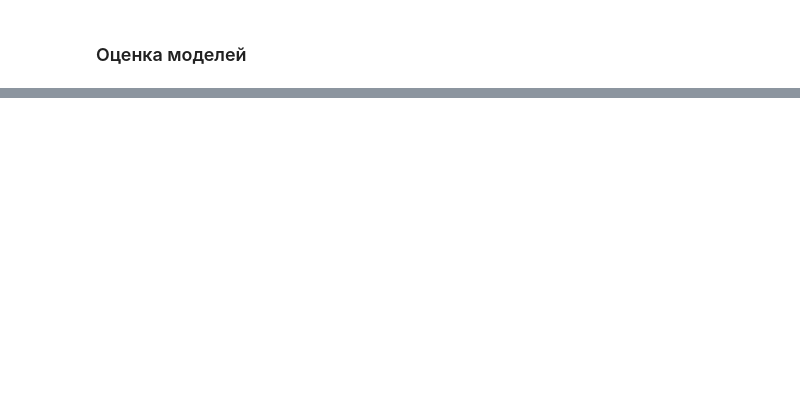
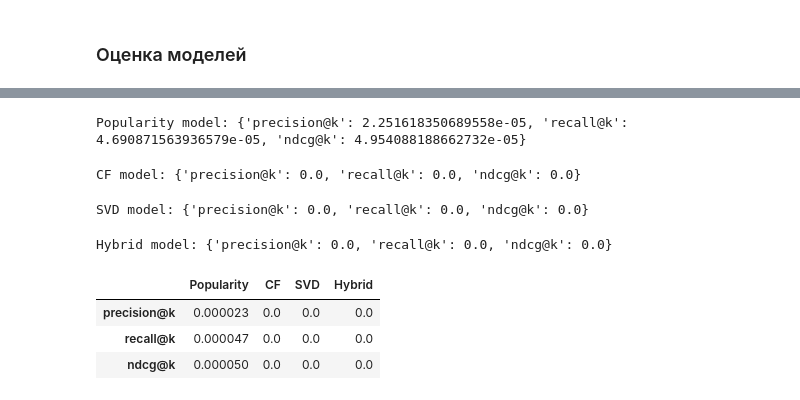
Before and after one commit to DmitriyVish/BooksRecSys, a Jupyter notebook: good_books_final.ipynb, the cells around one changed output, grey strips where cells are left out. Cells and saved outputs as stored; diff of their text form; code cells hidden in the pictures; blank space fills up the shorter version.

Commit message:
Metrics

```diff
--- a/good_books_final.ipynb
+++ b/good_books_final.ipynb
@@ -1277,0 +1040,36 @@ KeyboardInterrupt:
+# %%
+pop_model.fit(books)
+metrics_pop = evaluator.evaluate(pop_model, cold_ratings, books, ratings, book_tags, tags, books_features, user_features)
+print(f"Popularity model: {metrics_pop} \n")
+# %% [output]
+Popularity model: {'precision@k': 2.251618350689558e-05, 'recall@k': 4.690871563936579e-05, 'ndcg@k': 4.954088188662732e-05}
+# %%
+cf_model.fit(ratings, books, user_features, books_features)
+metrics_cf = evaluator.evaluate(cf_model, test_df.sample(SAMPLE), books, ratings, book_tags, tags, books_features, user_features)
+print(f"CF model: {metrics_cf} \n")
+# %% [output]
+CF model: {'precision@k': 0.0, 'recall@k': 0.0, 'ndcg@k': 0.0}
+# %%
+svd_model.fit(ratings, user_features, books_features)
+metrics_svd = evaluator.evaluate(svd_model, test_df.sample(SAMPLE), books, ratings, book_tags, tags, books_features, user_features)
+print(f"SVD model: {metrics_svd} \n")
+# %% [output]
+SVD model: {'precision@k': 0.0, 'recall@k': 0.0, 'ndcg@k': 0.0}
+# %%
+hybrid_metrics = evaluator.evaluate(hybrid_model, test_df.sample(SAMPLE), books, ratings, book_tags, tags, books_features, user_features)
+print(f"Hybrid model: {hybrid_metrics} \n")
+# %% [output]
+Hybrid model: {'precision@k': 0.0, 'recall@k': 0.0, 'ndcg@k': 0.0}
+# %%
+metrics = pd.concat([
+pd.Series(metrics_pop, name="Popularity"),
+pd.Series(metrics_cf, name="CF"),
+pd.Series(metrics_svd, name="SVD"),
+pd.Series(hybrid_metrics, name="Hybrid")
+], axis=1)
+metrics
+# %% [output]
+|  | Popularity | CF | SVD | Hybrid |
+| precision@k | 0.000023 | 0.0 | 0.0 | 0.0 |
+| recall@k | 0.000047 | 0.0 | 0.0 | 0.0 |
+| ndcg@k | 0.000050 | 0.0 | 0.0 | 0.0 |
```
Also changed, not shown: parts of 21 cells of this notebook, 1 other file.
